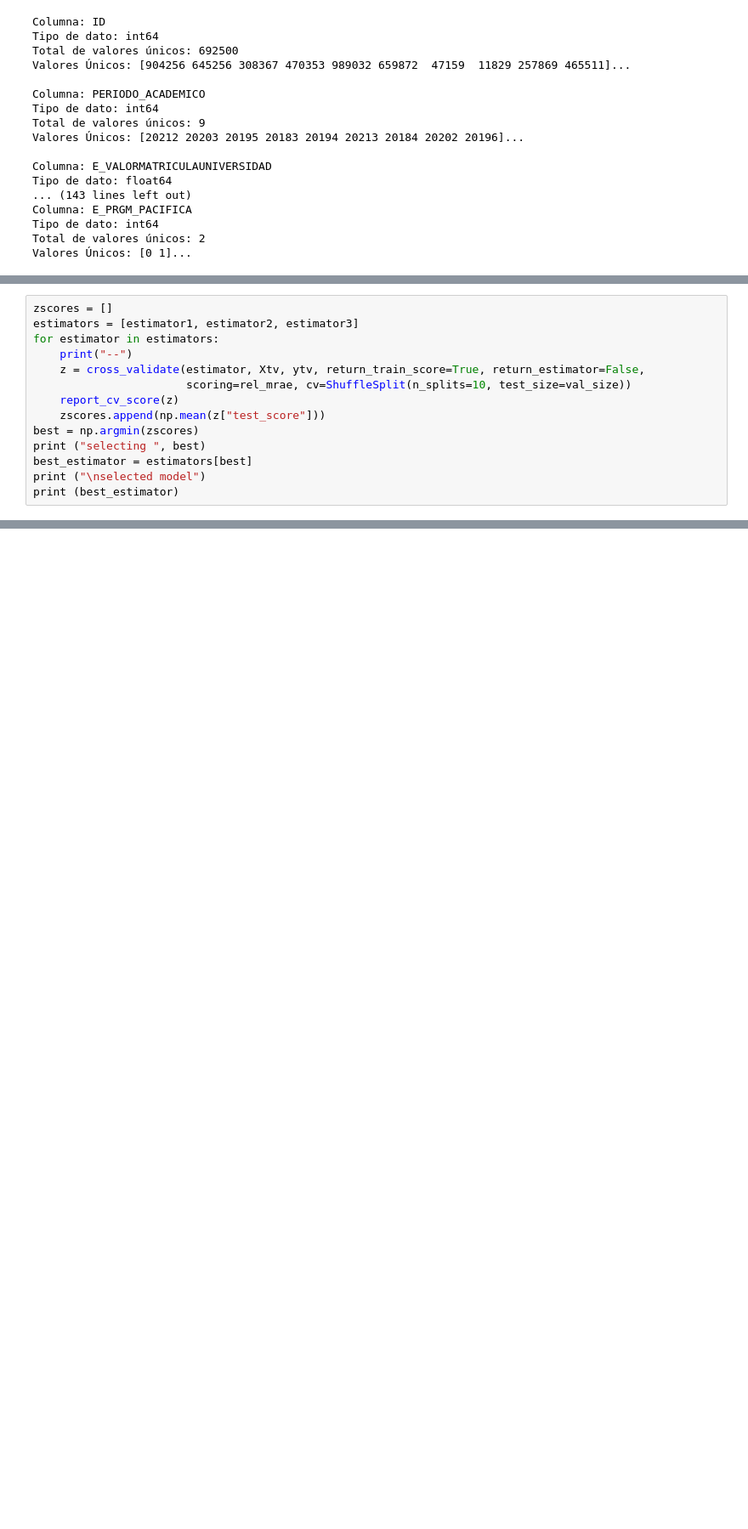
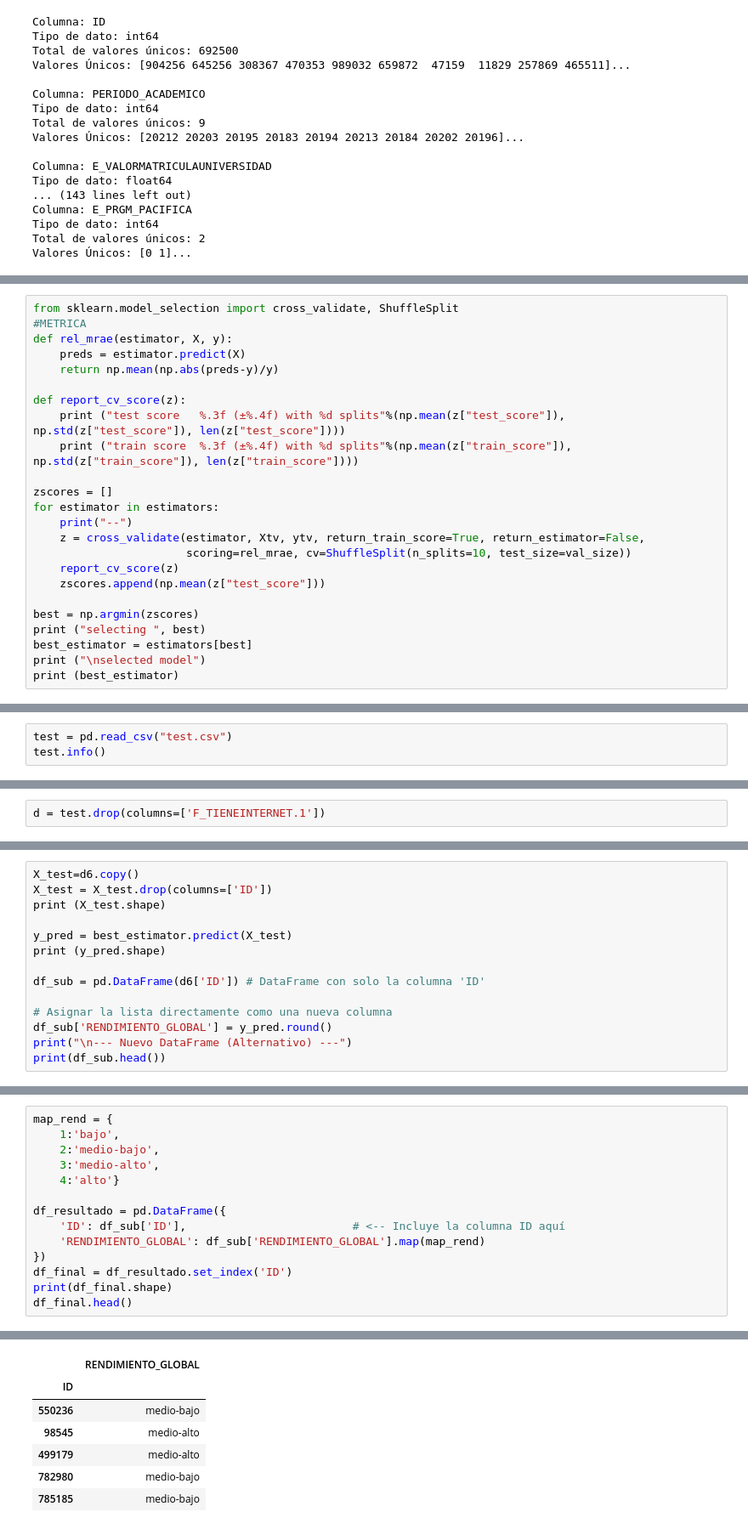
Before and after one commit to Santiagohvilla/Proyecto_IA-2025_2, a Jupyter notebook: 99 - modelo solucion.ipynb, the cells around one changed output, grey strips where cells are left out. Shown at 85% size. Cells and saved outputs as stored; diff of their text form; blank space fills up the shorter version.

```diff
--- a/99 - modelo solucion.ipynb
+++ b/99 - modelo solucion.ipynb
@@ -309,12 +333,22 @@ from sklearn.metrics import median_absolute_error, r2_score, mean_squared_error
 # %%
+from sklearn.model_selection import cross_validate, ShuffleSplit
+#METRICA
+def rel_mrae(estimator, X, y):
+    preds = estimator.predict(X)
+    return np.mean(np.abs(preds-y)/y)
+
+def report_cv_score(z):
+    print ("test score   %.3f (±%.4f) with %d splits"%(np.mean(z["test_score"]), np.std(z["test_score"]), len(z["test_score"])))
+    print ("train score  %.3f (±%.4f) with %d splits"%(np.mean(z["train_score"]), np.std(z["train_score"]), len(z["train_score"])))
+
 zscores = []
-estimators = [estimator1, estimator2, estimator3]
 for estimator in estimators:
     print("--")
     z = cross_validate(estimator, Xtv, ytv, return_train_score=True, return_estimator=False,
                        scoring=rel_mrae, cv=ShuffleSplit(n_splits=10, test_size=val_size))
     report_cv_score(z)
     zscores.append(np.mean(z["test_score"]))
+
 best = np.argmin(zscores)
 print ("selecting ", best)
 best_estimator = estimators[best]
@@ -349,0 +411,3 @@ reported performance of selectd model 0.395
+# %%
+test = pd.read_csv("test.csv")
+test.info()
@@ -349,0 +432,2 @@ reported performance of selectd model 0.395
+# %%
+d = test.drop(columns=['F_TIENEINTERNET.1'])
@@ -349,0 +676,14 @@ reported performance of selectd model 0.395
+# %%
+X_test=d6.copy()
+X_test = X_test.drop(columns=['ID'])
+print (X_test.shape)
+
+y_pred = best_estimator.predict(X_test)
+print (y_pred.shape)
+
+df_sub = pd.DataFrame(d6['ID']) # DataFrame con solo la columna 'ID'
+
+# Asignar la lista directamente como una nueva columna
+df_sub['RENDIMIENTO_GLOBAL'] = y_pred.round()
+print("\n--- Nuevo DataFrame (Alternativo) ---")
+print(df_sub.head())
@@ -349,0 +701,15 @@ reported performance of selectd model 0.395
+# %%
+map_rend = {
+    1:'bajo',
+    2:'medio-bajo',
+    3:'medio-alto',
+    4:'alto'}
+
+df_resultado = pd.DataFrame({
+    'ID': df_sub['ID'],                         # <-- Incluye la columna ID aquí
+    'RENDIMIENTO_GLOBAL': df_sub['RENDIMIENTO_GLOBAL'].map(map_rend)
+})
+df_final = df_resultado.set_index('ID')
+print(df_final.shape)
+df_final.head()
+# %% [output]
@@ -349,0 +717,7 @@ reported performance of selectd model 0.395
+|  | RENDIMIENTO_GLOBAL |
+| ID |  |
+| 550236 | medio-bajo |
+| 98545 | medio-alto |
+| 499179 | medio-alto |
+| 782980 | medio-bajo |
+| 785185 | medio-bajo |
```
Also changed, not shown: parts of 21 cells of this notebook.
